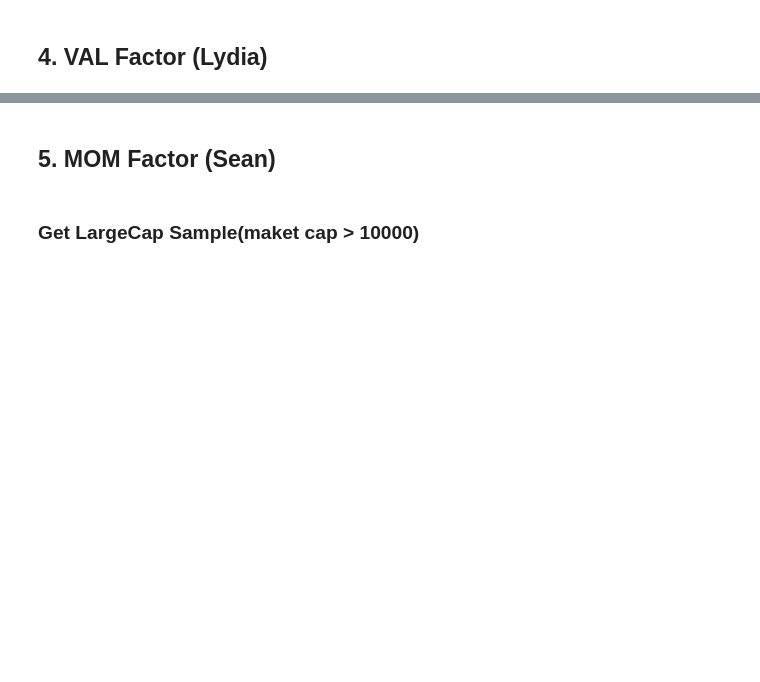
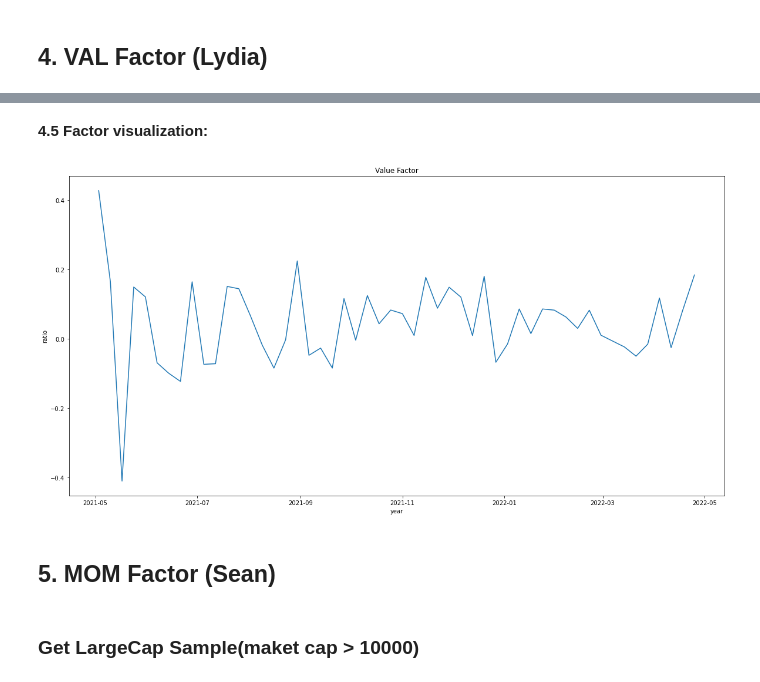
Before and after one commit to PracticumCrypto/C5-Analyzer, a Jupyter notebook: ALL.ipynb, the cells around one changed output, grey strips where cells are left out. Drawn from its saved outputs; the diff is of its cells as text; code cells hidden in the pictures; blank space fills up the shorter version.

Commit message:
Added VAL factor, add factors visualization in Regression part.

```diff
--- a/ALL.ipynb
+++ b/ALL.ipynb
@@ -780,3 +645,17 @@ plt.show()
+# %% [markdown]
+**4.5 Factor visualization:**
+# %%
+import matplotlib.pyplot as plt
+
+#for i in regr_df.columns.to_list():
+plt.figure(figsize = (20,10))
+plt.plot(valueFactor.Date, valueFactor.VAL)
+plt.ylabel('ratio')
+plt.xlabel('year')
+plt.title('Value Factor')
+plt.show()
+# %% [output]
+[figure, added]
 # %% [markdown]
 ## 5. MOM Factor (Sean)
 # %% [markdown]
```
Also changed, not shown: parts of 46 cells of this notebook, 1 other file.
